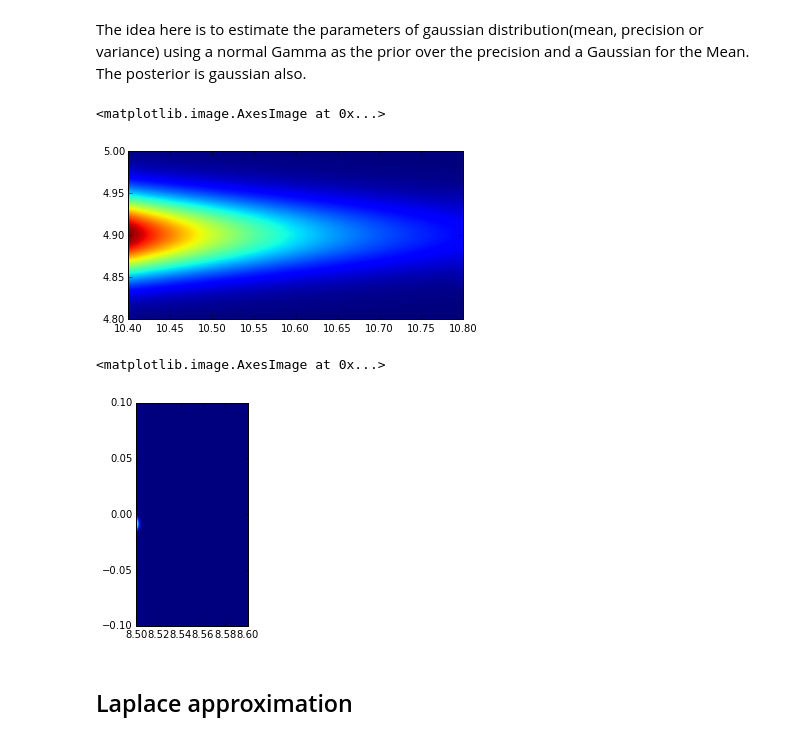
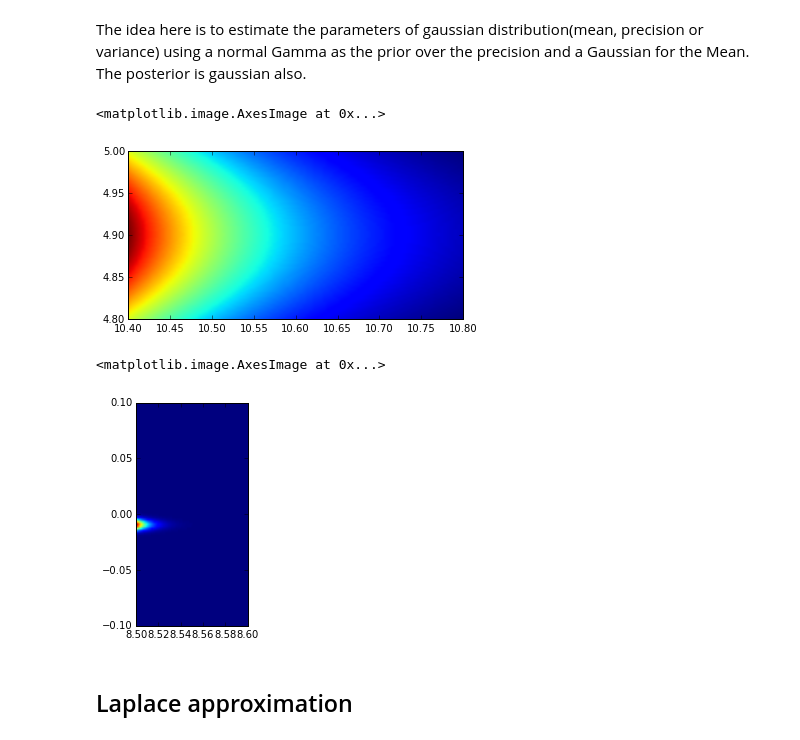
Before and after one commit to juangil/stat_inf, a Jupyter notebook: Class_12_February_bay_estim.ipynb, the cells around one changed output. Drawn from its saved outputs; the diff is of its cells as text; code cells hidden in the pictures.

```diff
--- a/Class_12_February_bay_estim.ipynb
+++ b/Class_12_February_bay_estim.ipynb
@@ -86,27 +84,27 @@ for n in n_dat:
 The idea here is to estimate the parameters of gaussian distribution(mean, precision or variance) using a normal Gamma as the prior over the precision and a Gaussian for the Mean. The posterior is gaussian also.
 # %%
 mean_prior = 0.0
-beta_prior = 1.0
+beta_prior = 0.1
 a_n = 0.1
 b_n = 1.0
 m = 100
 m_lambda = np.linspace(9.0, 11.0, m) # Poner mas pequeño para aumentar la varianza
 m_mean = np.linspace(-1.0,1.0,m)
 z = np.zeros((m,m))
 i = 0
 for t_lambda in m_lambda:
     j = 0
     mgamma = gamma(a_n)
     result_gamma = (1.0/mgamma)*(b_n**a_n)*(t_lambda**(a_n-1.0))*np.exp(-1.0*b_n*t_lambda)
     for t_mean in m_mean:
         y = norm.pdf(t_mean, mean_prior, np.sqrt(1.0/(beta_prior*t_lambda)))
         z[j][i] = y*result_gamma
         j+=1
     i+=1
 pb.imshow(z, extent=[10.4,10.8,4.8,5.0])
 # %% [output]
 <matplotlib.image.AxesImage at 0x...>
-[figure, old version]
+[figure, new version]
 # %%
 mean = 0.1
 precision = 10.0
@@ -136,7 +134,7 @@ for t_lambda in m_lambda:
 pb.imshow(z, extent=[8.5,8.6,-0.1,0.1])
 # %% [output]
 <matplotlib.image.AxesImage at 0x...>
-[figure, old version]
+[figure, new version]
 # %% [markdown]
 ## Laplace approximation
 # %% [markdown]
```
Also changed, not shown: parts of 2 cells of this notebook, 2 other files.
